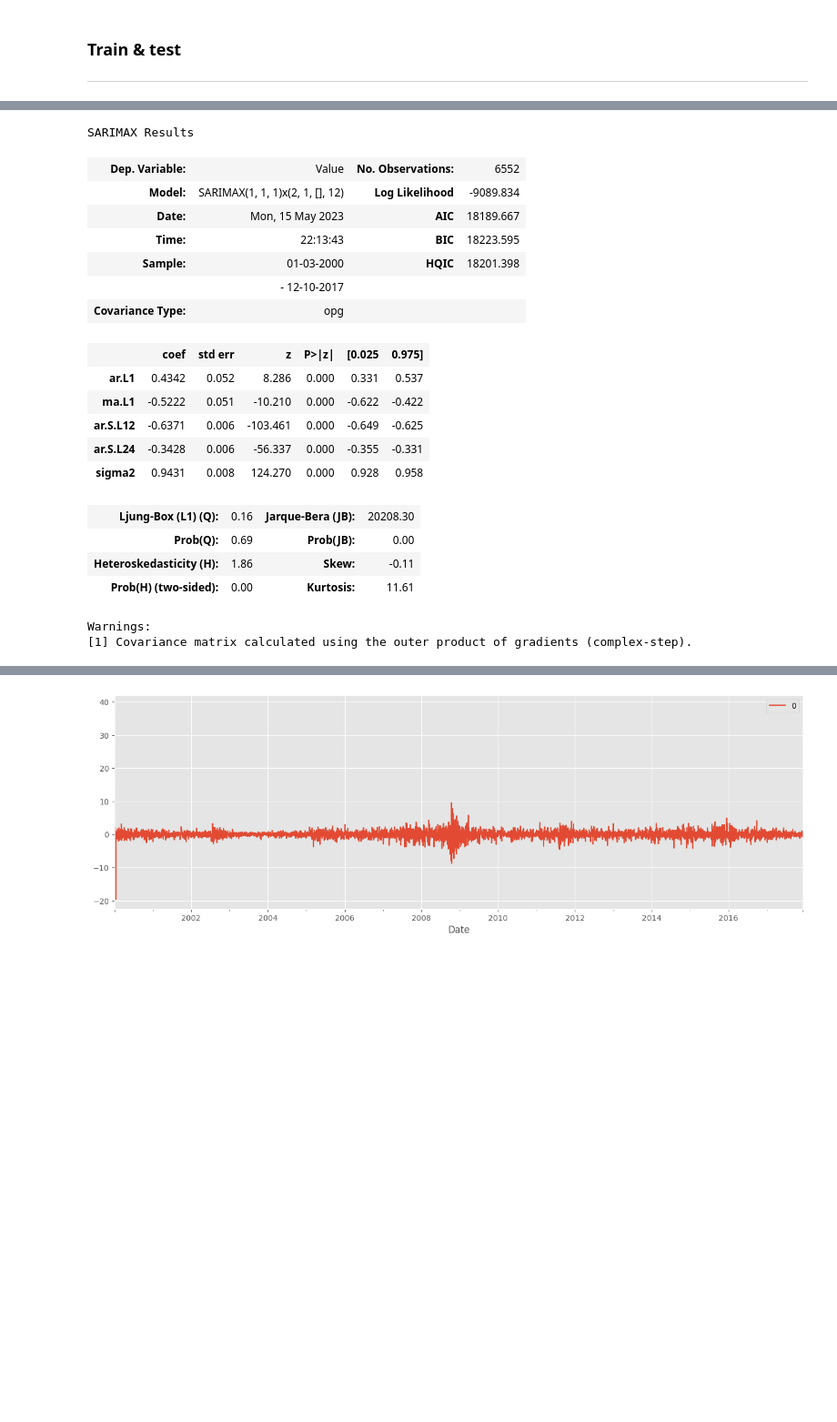
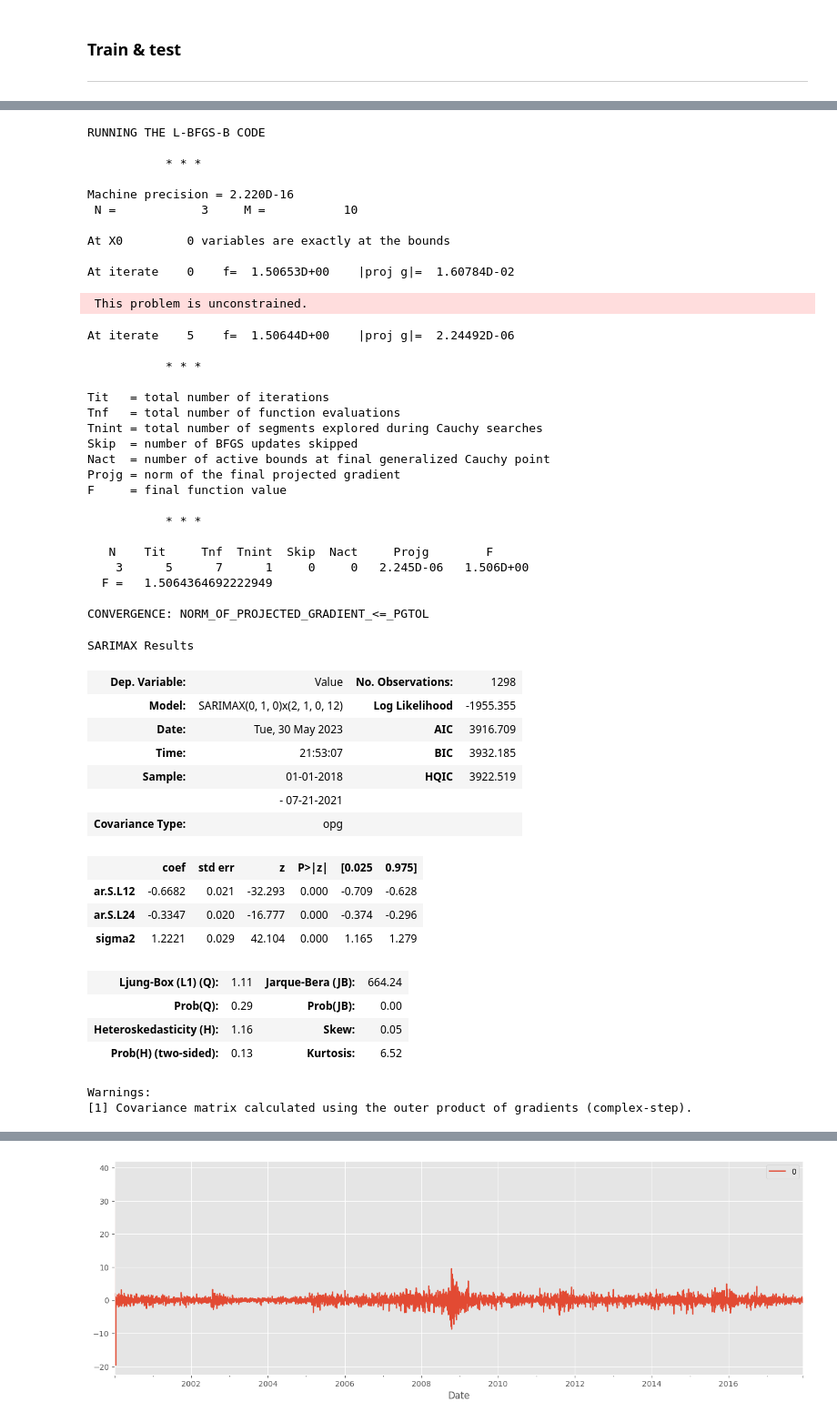
Before and after one commit to russiaonice/ML_ExxonMobile_Forecast, a Jupyter notebook: SARIMA_broken.ipynb, the cells around one changed output, grey strips where cells are left out. Shown at 91% size. Cells and saved outputs as stored; diff of their text form; code cells hidden in the pictures; blank space fills up the shorter version.

```diff
--- a/SARIMA_broken.ipynb
+++ b/SARIMA_broken.ipynb
@@ -406 +294,5 @@ df_log_minus_moving_avg
+# %%
+start_date = pd.to_datetime('2018-01-01')  # Specify the start date of the 4-year period
+
+df = df.loc[df.index >= start_date]
 # %%
@@ -447,3 +313,3 @@ df.head()
 # %%
-train_data = df[:6552]
-test_data = df[6552:]
+train_data =df[:len(df)-324]
+test_data =df[len(df)-324:]
@@ -513,27 +382,53 @@ Warnings:
 # %%
-from statsmodels.tsa.statespace.sarimax import SARIMAX
-
-arima_model = SARIMAX(train_data, order = (1,1,1), seasonal_order = (2,1,0,12))
-arima_result = arima_model.fit(disp=False)
+arima_model = SARIMAX(train_data, order = (0,1,0), seasonal_order = (2,1,0,12))
+arima_result = arima_model.fit()
 arima_result.summary()
 # %% [output]
-SARIMAX Results
+RUNNING THE L-BFGS-B CODE
+
+           * * *
+
+Machine precision = 2.220D-16
+ N =            3     M =           10
+
+At X0         0 variables are exactly at the bounds
+
+At iterate    0    f=  1.50653D+00    |proj g|=  1.60784D-02
+ This problem is unconstrained.
+At iterate    5    f=  1.50644D+00    |proj g|=  2.24492D-06
+
+           * * *
+
+Tit   = total number of iterations
+Tnf   = total number of function evaluations
+Tnint = total number of segments explored during Cauchy searches
+Skip  = number of BFGS updates skipped
+Nact  = number of active bounds at final generalized Cauchy point
+Projg = norm of the final projected gradient
+F     = final function value
+
+           * * *
+
+   N    Tit     Tnf  Tnint  Skip  Nact     Projg        F
+    3      5      7      1     0     0   2.245D-06   1.506D+00
+  F =   1.5064364692222949
+
+CONVERGENCE: NORM_OF_PROJECTED_GRADIENT_<=_PGTOL
+SARIMAX Results
-| Dep. Variable: | Value | No. Observations: | 6552 |
-| Model: | SARIMAX(1, 1, 1)x(2, 1, [], 12) | Log Likelihood | -9089.834 |
-| Date: | Mon, 15 May 2023 | AIC | 18189.667 |
-| Time: | 22:13:43 | BIC | 18223.595 |
-| Sample: | 01-03-2000 | HQIC | 18201.398 |
-|  | - 12-10-2017 |  |  |
+| Dep. Variable: | Value | No. Observations: | 1298 |
+| Model: | SARIMAX(0, 1, 0)x(2, 1, 0, 12) | Log Likelihood | -1955.355 |
+| Date: | Tue, 30 May 2023 | AIC | 3916.709 |
+| Time: | 21:53:07 | BIC | 3932.185 |
+| Sample: | 01-01-2018 | HQIC | 3922.519 |
+|  | - 07-21-2021 |  |  |
 | Covariance Type: | opg |  |  |
 |  | coef | std err | z | P>|z| | [0.025 | 0.975] |
-| ar.L1 | 0.4342 | 0.052 | 8.286 | 0.000 | 0.331 | 0.537 |
-| ma.L1 | -0.5222 | 0.051 | -10.210 | 0.000 | -0.622 | -0.422 |
-| ar.S.L12 | -0.6371 | 0.006 | -103.461 | 0.000 | -0.649 | -0.625 |
-| ar.S.L24 | -0.3428 | 0.006 | -56.337 | 0.000 | -0.355 | -0.331 |
-| sigma2 | 0.9431 | 0.008 | 124.270 | 0.000 | 0.928 | 0.958 |
+| ar.S.L12 | -0.6682 | 0.021 | -32.293 | 0.000 | -0.709 | -0.628 |
+| ar.S.L24 | -0.3347 | 0.020 | -16.777 | 0.000 | -0.374 | -0.296 |
+| sigma2 | 1.2221 | 0.029 | 42.104 | 0.000 | 1.165 | 1.279 |
-| Ljung-Box (L1) (Q): | 0.16 | Jarque-Bera (JB): | 20208.30 |
-| Prob(Q): | 0.69 | Prob(JB): | 0.00 |
-| Heteroskedasticity (H): | 1.86 | Skew: | -0.11 |
-| Prob(H) (two-sided): | 0.00 | Kurtosis: | 11.61 |
+| Ljung-Box (L1) (Q): | 1.11 | Jarque-Bera (JB): | 664.24 |
+| Prob(Q): | 0.29 | Prob(JB): | 0.00 |
+| Heteroskedasticity (H): | 1.16 | Skew: | 0.05 |
+| Prob(H) (two-sided): | 0.13 | Kurtosis: | 6.52 |
-Warnings:
-[1] Covariance matrix calculated using the outer product of gradients (complex-step).
+Warnings:
+[1] Covariance matrix calculated using the outer product of gradients (complex-step).
```
Also changed, not shown: parts of 33 cells of this notebook, 1 other file.
